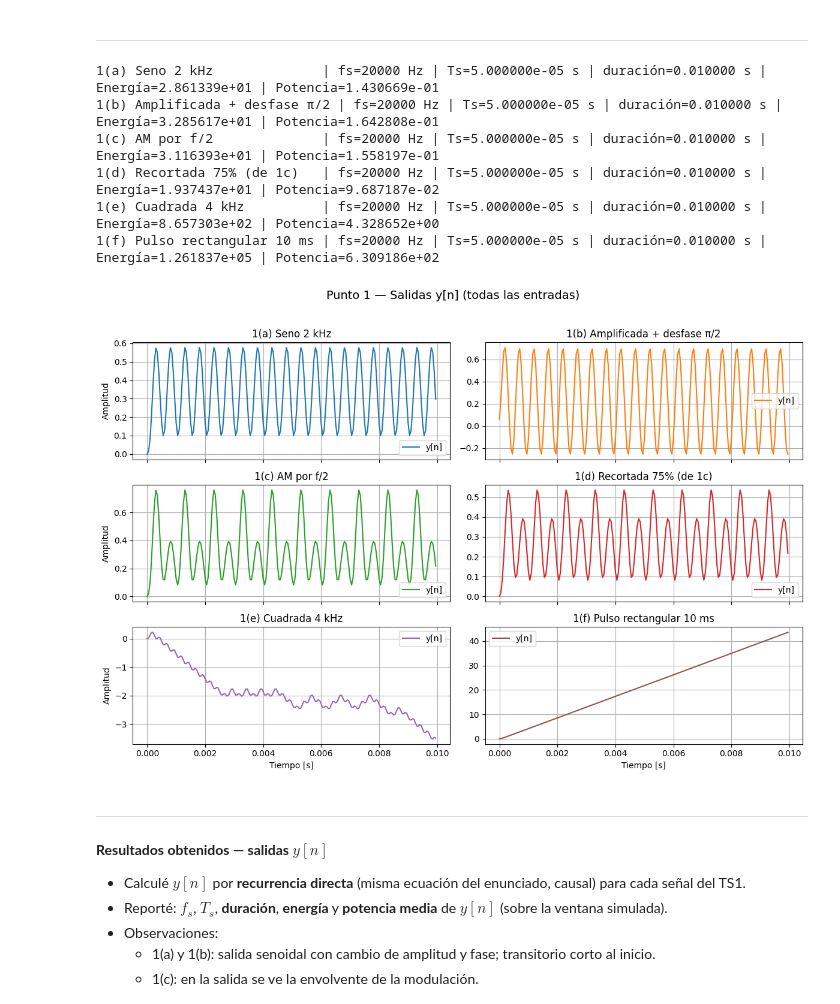
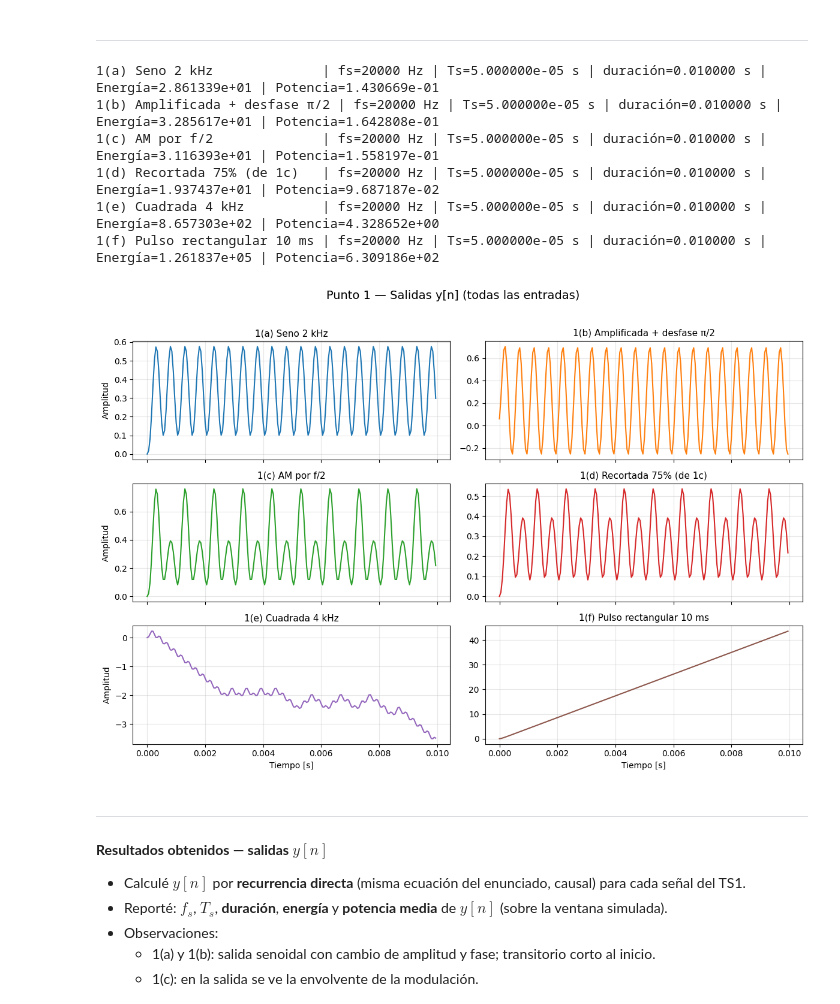
Before and after one commit to MSereGB/APS-Serena, a Jupyter notebook: Trabajos Prácticos/TS2_APS_GIL.ipynb, the cells around one changed output. Drawn from its saved outputs; the diff is of its cells as text; code cells hidden in the pictures.

```diff
--- a/Trabajos Prácticos/TS2_APS_GIL.ipynb
+++ b/Trabajos Prácticos/TS2_APS_GIL.ipynb
@@ -34,10 +34,10 @@ import numpy as np
 import matplotlib.pyplot as plt
 
 def sistema_TS2(x):
-    """
-    y[n] = 0.03 x[n] + 0.05 x[n-1] + 0.03 x[n-2] + 1.5 y[n-1] - 0.5 y[n-2]
-    Señal causal (condiciones iniciales = 0).
-    """
+
+   # y[n] = 0.03 x[n] + 0.05 x[n-1] + 0.03 x[n-2] + 1.5 y[n-1] - 0.5 y[n-2]
+   # Condiciones iniciales = 0 (causal).
+
     x = np.asarray(x, float).ravel()
     y = np.zeros_like(x)
     N = len(x)
@@ -50,62 +50,84 @@ def sistema_TS2(x):
         y[n] = 0.03*x0 + 0.05*x1 + 0.03*x2 + 1.5*y1 - 0.5*y2
     return y
 # %%
-# paleta de colores (sin warnings deprecados)
+# Parámetros y señales de la TS1
+fs = 20_000
+t  = np.arange(0, 0.010, 1/fs)
+
+# 1(a) Seno 2 kHz
+x1 = np.sin(2*np.pi*2000*t)
+
+# 1(b) Amplificada + desfase π/2
+x2 = 2*np.sin(2*np.pi*2000*t + np.pi/2)
+
+# 1(c) AM por f/2 (m = 0.5)
+x3 = (1 + 0.5*np.sin(2*np.pi*1000*t)) * np.sin(2*np.pi*2000*t)
+
+# 1(d) Recortada 75% (de la 1c)
+x4 = np.clip(x3, -0.75, 0.75)
+
+# 1(e) Cuadrada 4 kHz
+x5 = np.sign(np.sin(2*np.pi*4000*t))
+
+# 1(f) Pulso rectangular 10 ms (0 a 10 ms en esta ventana)
+x6 = np.where(t < 0.010, 1.0, 0.0)
+
+# Entradas con sus nombres
+entradas = [
+    ("1(a) Seno 2 kHz",                x1),
+    ("1(b) Amplificada + desfase π/2", x2),
+    ("1(c) AM por f/2",                x3),
+    ("1(d) Recortada 75% (de 1c)",     x4),
+    ("1(e) Cuadrada 4 kHz",            x5),
+    ("1(f) Pulso rectangular 10 ms",   x6),
+]
+
+# colores para diferenciar las señales
 palette = plt.get_cmap("tab10").colors
 
-# Acá guardo métricas para la tablita final (lo tuyo)
+# Procesamiento de todas las entradas
 resumen_p1 = []
-
-# NUEVO: guardo también las salidas para el mosaic 3x2
-ys_plot = []   # (nombre, tt, y)
+ys_plot = []
 
 for i, (nombre, x) in enumerate(entradas):
-    y = sistema_TS2(x)
-
-    # vector de tiempo (uso tu 't' y recorto si hiciera falta)
+    y  = sistema_TS2(x)           # es para la salida del sistema
     tt = t[:len(y)]
 
-
-
-    # métricas (igual que lo tuyo)
-    Ts = 1.0/float(fs)
+    # Parámetros y métricas
+    Ts  = 1.0/float(fs)
     dur = len(y)/float(fs)
-    E  = float(np.sum(y*y))
-    P  = float(np.mean(y*y))
+    E   = float(np.sum(y*y))
+    P   = float(np.mean(y*y))
     resumen_p1.append((nombre, fs, Ts, dur, E, P))
     print(f"{nombre:28s} | fs={fs:.0f} Hz | Ts={Ts:.6e} s | duración={dur:.6f} s | Energía={E:.6e} | Potencia={P:.6e}")
 
-    # guardo para la figura 3×2
     ys_plot.append((nombre, tt, y))
 
-# === Figura única 3×2 con colores distintos ===
+#  Figura 3×2 con colores distintos para cada señal
 fig, axs = plt.subplots(3, 2, figsize=(12, 8), sharex=True)
 axs = axs.ravel()
 
 for i, (nombre, tt, y) in enumerate(ys_plot):
     ax = axs[i]
-    ax.plot(tt, y, label="y[n]", color=palette[i % len(palette)])
-    ax.set_title(nombre)
-    ax.grid(True)
-    ax.legend()
-
-# ejes y etiquetas
-axs[-2].set_xlabel("Tiempo [s]")
-axs[-1].set_xlabel("Tiempo [s]")
-for ax in axs[::2]:
-    ax.set_ylabel("Amplitud")
+    ax.plot(tt, y, color=palette[i % len(palette)], lw=1.5)
+    ax.set_title(nombre, fontsize=11)
+    ax.grid(True, alpha=0.3)
+    if i % 2 == 0:
+        ax.set_ylabel("Amplitud")
+    if i >= 4:
+        ax.set_xlabel("Tiempo [s]")
 
 fig.suptitle("Punto 1 — Salidas y[n] (todas las entradas)", y=1.02, fontsize=14)
 plt.tight_layout()
 plt.show()
 # %% [output]
 1(a) Seno 2 kHz              | fs=20000 Hz | Ts=5.000000e-05 s | duración=0.010000 s | Energía=2.861339e+01 | Potencia=1.430669e-01
 1(b) Amplificada + desfase π/2 | fs=20000 Hz | Ts=5.000000e-05 s | duración=0.010000 s | Energía=3.285617e+01 | Potencia=1.642808e-01
 1(c) AM por f/2              | fs=20000 Hz | Ts=5.000000e-05 s | duración=0.010000 s | Energía=3.116393e+01 | Potencia=1.558197e-01
 1(d) Recortada 75% (de 1c)   | fs=20000 Hz | Ts=5.000000e-05 s | duración=0.010000 s | Energía=1.937437e+01 | Potencia=9.687187e-02
 1(e) Cuadrada 4 kHz          | fs=20000 Hz | Ts=5.000000e-05 s | duración=0.010000 s | Energía=8.657303e+02 | Potencia=4.328652e+00
 1(f) Pulso rectangular 10 ms | fs=20000 Hz | Ts=5.000000e-05 s | duración=0.010000 s | Energía=1.261837e+05 | Potencia=6.309186e+02
-[figure, old version]
+[figure, new version]
 # %% [markdown]
 ---
 **Resultados obtenidos — salidas $y[n]$**
```
Also changed, not shown: parts of 6 cells of this notebook.
